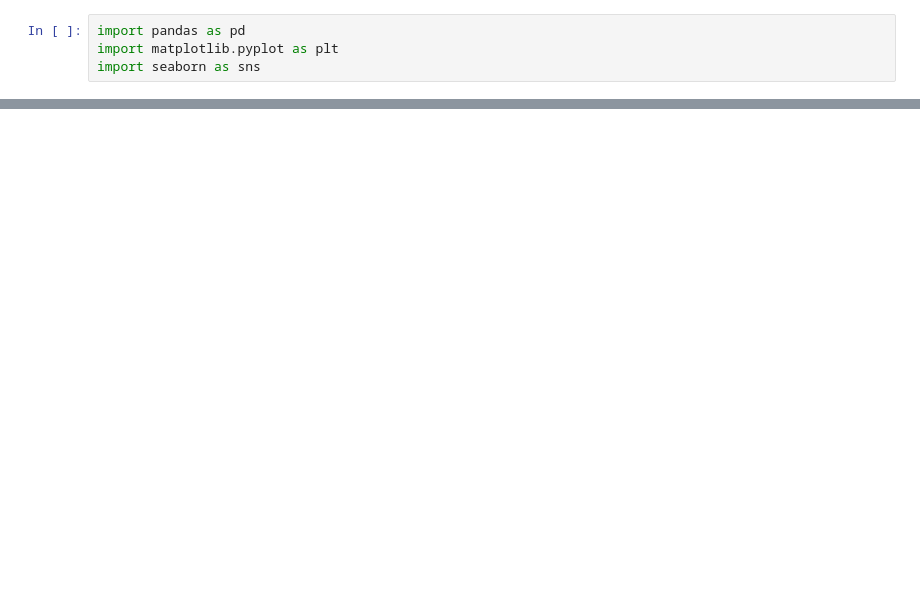
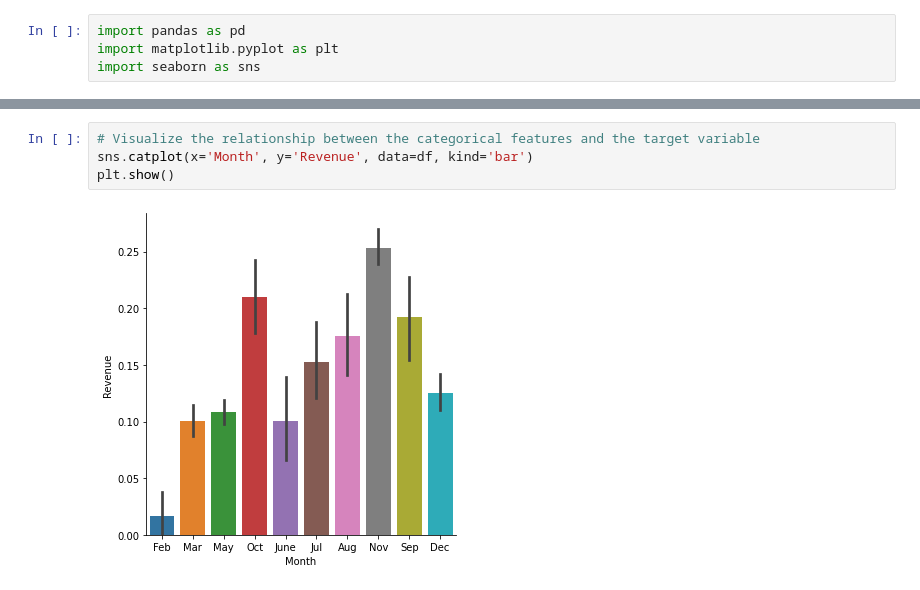
Before and after one commit to arnavhasija/ShopInsights, a Jupyter notebook: online-shopping-data-analysis.ipynb, the cells around one changed output, grey strips where cells are left out. Saved outputs shown, nothing was run; the diff lists cells and outputs as text; blank space fills up the shorter version.

```diff
--- a/online-shopping-data-analysis.ipynb
+++ b/online-shopping-data-analysis.ipynb
@@ -49,0 +87,6 @@ df.describe()
+# %%
+# Visualize the relationship between the categorical features and the target variable
+sns.catplot(x='Month', y='Revenue', data=df, kind='bar')
+plt.show()
+# %% [output]
+[figure, added]
```
Also changed, not shown: parts of 12 cells of this notebook.
